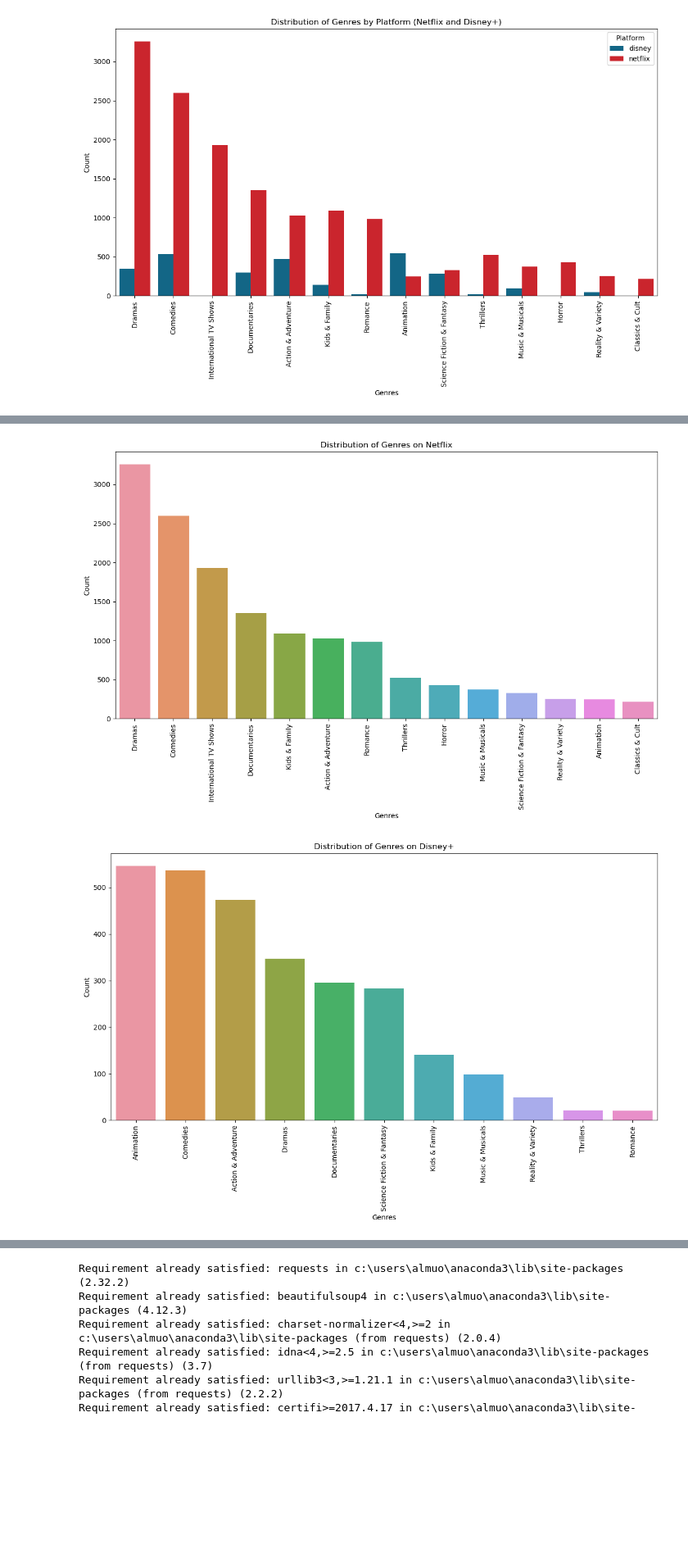
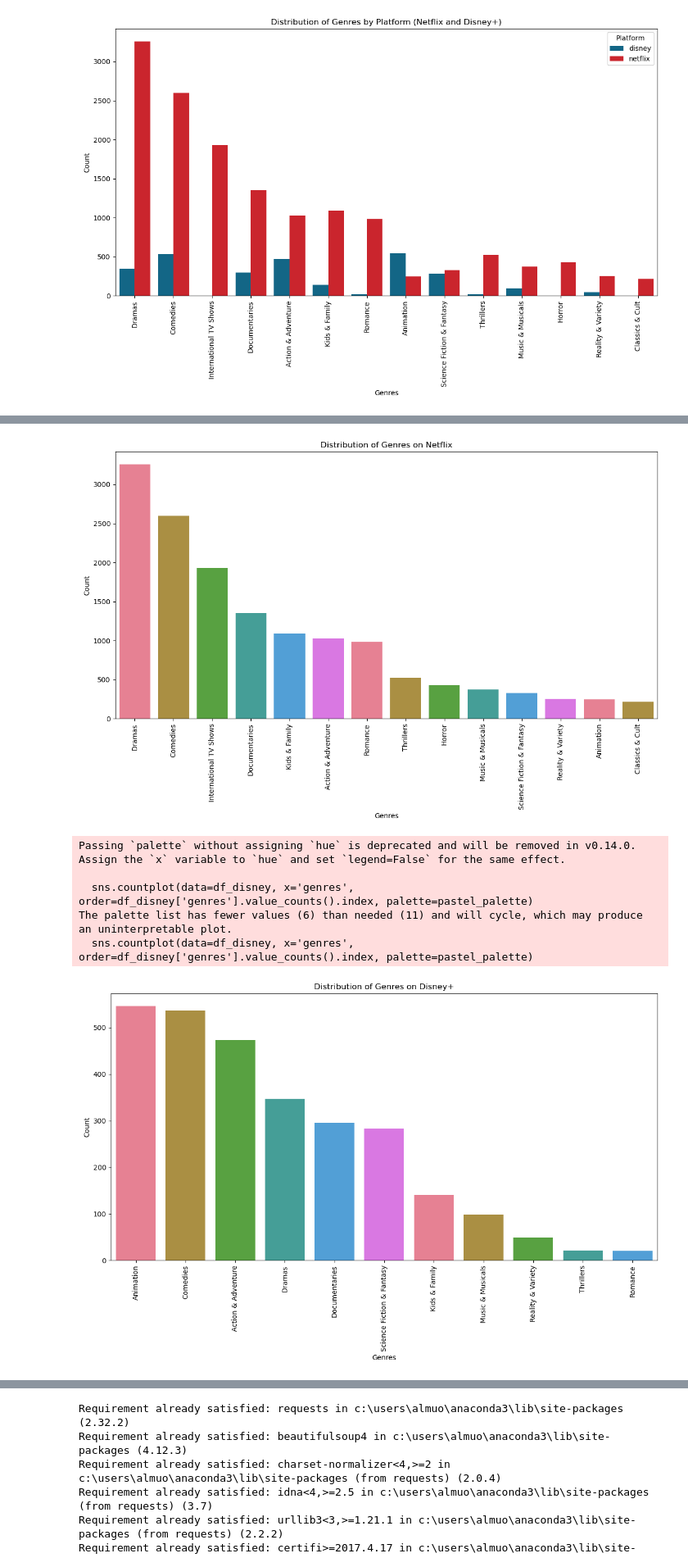
Before and after one commit to e-vilkoyt/data-analysis-disney-vs-netflix, a Jupyter notebook: DISNEY VS NETFLIX.ipynb, the cells around one changed output, grey strips where cells are left out. Shown: that part at 82% size. Saved outputs shown, nothing was run; the diff lists cells and outputs as text; code cells hidden in the pictures; blank space fills up the shorter version.

```diff
--- a/DISNEY VS NETFLIX.ipynb
+++ b/DISNEY VS NETFLIX.ipynb
@@ -30,7 +30,7 @@ from wordcloud import WordCloud
 
 
 # Ruta del archivo Disney Plus
-file_path_disney = r'C:\Users\almuo\Desktop\IRONHACK\Project 1 Disney vs Netflix\disney_plus_titles.csv'
+file_path_disney = 'disney_plus_titles.csv'
 
 # Intentar leer el archivo CSV de Disney Plus usando diferentes codificaciones
 try:
@@ -67,7 +67,7 @@ Disney Plus Data (df1):
 4  A three-part documentary from Peter Jackson ca...
 # %%
 # Ruta del archivo Netflix
-file_path_netflix = r"C:\Users\almuo\Desktop\IRONHACK\Project 1 Disney vs Netflix\netflix_titles.csv"
+file_path_netflix = 'netflix_titles.csv'
 
 # Intentar leer el archivo CSV de Netflix usando diferentes codificaciones
 try:
@@ -194,11 +176,8 @@ df['date_added'] = df['date_added'].str.strip()
 # Convertimos la columna 'date_added' a formato de fecha, sin especificar el formato de origen(puede haber varios)
 df['date_added'] = pd.to_datetime(df['date_added'], errors='coerce')
 # %%
-# Eliminamos de la columna rating las calificaciones '74 min', '84 min', '66 min' y A
-df = df[~df['rating'].isin(['74 min', '84 min', '66 min', 'A'])]
+# Eliminamos de la columna rating los outliers.
+df = df[~df['rating'].isin(['74 min', '84 min', '66 min', 'A', 'NC-17', 'UR'])]
-# %%
-# Eliminamos las FILAS que tengan NC-17 y UR
-df = df[~df['rating'].isin(['NC-17', 'UR'])]
 # %%
 # Visualizar valores de calificacion
 df['rating'].value_counts()
@@ -515,15 +474,16 @@ plt.show()
 # %% [output]
 [figure]
 # %%
-#Creamos gráficos para cada una de las plataformas
+# Creamos gráficos para cada una de las plataformas
+df_netflix = df_exploded[df_exploded['plataforma'] == 'netflix']
+df_disney = df_exploded[df_exploded['plataforma'] == 'disney']
 
-df_netflix = df_exploded[df_exploded['plataforma'] == 'netflix']
-
-df_disney = df_exploded[df_exploded['plataforma'] == 'disney']
+# Paleta de colores pastel tipo arcoíris
+pastel_palette = sns.color_palette("husl")
 
 # Gráfico para Netflix
 plt.figure(figsize=(12, 8))
-sns.countplot(data=df_netflix, x='genres', order=df_netflix['genres'].value_counts().index)
+sns.countplot(data=df_netflix, x='genres', order=df_netflix['genres'].value_counts().index, palette=pastel_palette)
 plt.title('Distribution of Genres on Netflix')
 plt.xlabel('Genres')
 plt.ylabel('Count')
@@ -533,7 +493,7 @@ plt.show()
 
 # Gráfico para Disney+
 plt.figure(figsize=(12, 8))
-sns.countplot(data=df_disney, x='genres', order=df_disney['genres'].value_counts().index)
+sns.countplot(data=df_disney, x='genres', order=df_disney['genres'].value_counts().index, palette=pastel_palette)
 plt.title('Distribution of Genres on Disney+')
 plt.xlabel('Genres')
 plt.ylabel('Count')
@@ -544,3 +509,8 @@ plt.show()
-[figure, old version]
+[figure, new version]
+Passing `palette` without assigning `hue` is deprecated and will be removed in v0.14.0. Assign the `x` variable to `hue` and set `legend=False` for the same effect.
+
+  sns.countplot(data=df_disney, x='genres', order=df_disney['genres'].value_counts().index, palette=pastel_palette)
+The palette list has fewer values (6) than needed (11) and will cycle, which may produce an uninterpretable plot.
+  sns.countplot(data=df_disney, x='genres', order=df_disney['genres'].value_counts().index, palette=pastel_palette)
-[figure, old version]
+[figure, new version]
 # %% [markdown]
```
Also changed, not shown: parts of 50 cells of this notebook, 2 other files.
